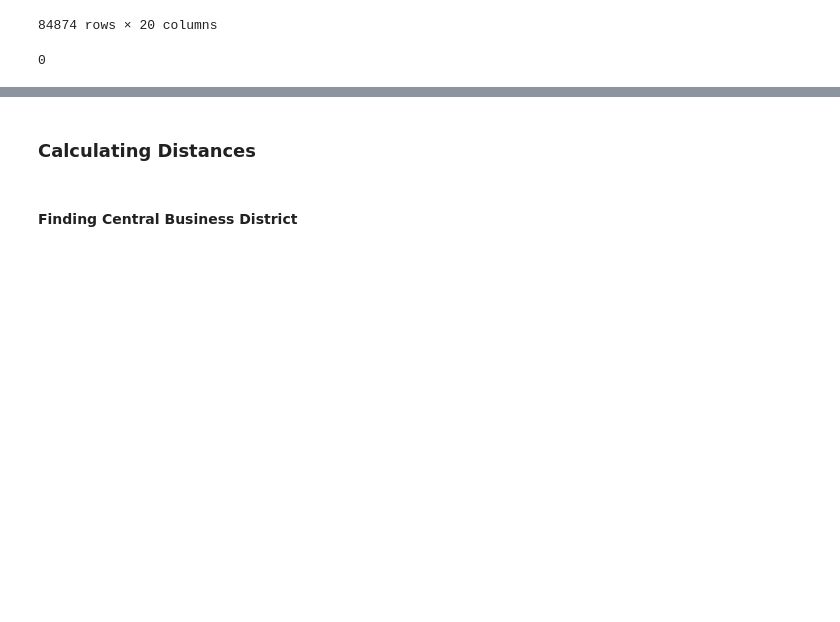
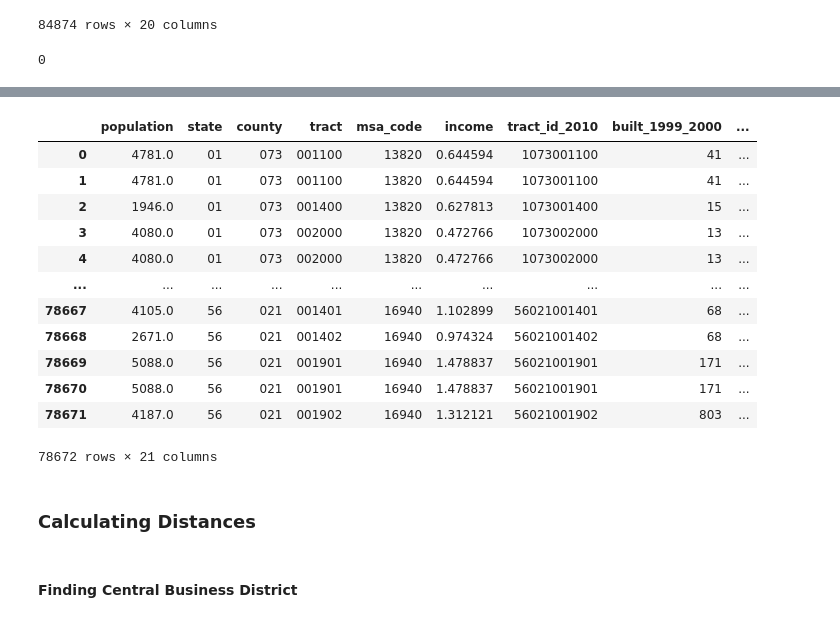
Before and after one commit to ldtcooper/urban-economics-project, a Jupyter notebook: notebook.ipynb, the cells around one changed output, grey strips where cells are left out. Cells and saved outputs as stored; diff of their text form; code cells hidden in the pictures; blank space fills up the shorter version.

Commit message:
Update notebook to get both Wilson and BR distance

```diff
--- a/notebook.ipynb
+++ b/notebook.ipynb
@@ -320,0 +323,3 @@ school_districts
+# %%
+wilson_cbd = pd.read_csv('./data/wilson_cbd.csv', index_col=False, dtype={'msa_id': str, 'wilson_cbd': str})
+wilson_cbd
@@ -663,3 +705,21 @@ gc.collect()
+# %%
+msa_tracts = pd.merge(left=msa_tracts, right=wilson_cbd, left_on='msa_code', right_on='msa_id')
+msa_tracts.drop('msa_id', axis=1, inplace=True)
+msa_tracts
+# %% [output]
+|  | population | state | county | tract | msa_code | income | tract_id_2010 | built_1999_2000 | ... |
+| 0 | 4781.0 | 01 | 073 | 001100 | 13820 | 0.644594 | 1073001100 | 41 | ... |
+| 1 | 4781.0 | 01 | 073 | 001100 | 13820 | 0.644594 | 1073001100 | 41 | ... |
+| 2 | 1946.0 | 01 | 073 | 001400 | 13820 | 0.627813 | 1073001400 | 15 | ... |
+| 3 | 4080.0 | 01 | 073 | 002000 | 13820 | 0.472766 | 1073002000 | 13 | ... |
+| 4 | 4080.0 | 01 | 073 | 002000 | 13820 | 0.472766 | 1073002000 | 13 | ... |
+| ... | ... | ... | ... | ... | ... | ... | ... | ... | ... |
+| 78667 | 4105.0 | 56 | 021 | 001401 | 16940 | 1.102899 | 56021001401 | 68 | ... |
+| 78668 | 2671.0 | 56 | 021 | 001402 | 16940 | 0.974324 | 56021001402 | 68 | ... |
+| 78669 | 5088.0 | 56 | 021 | 001901 | 16940 | 1.478837 | 56021001901 | 171 | ... |
+| 78670 | 5088.0 | 56 | 021 | 001901 | 16940 | 1.478837 | 56021001901 | 171 | ... |
+| 78671 | 4187.0 | 56 | 021 | 001902 | 16940 | 1.312121 | 56021001902 | 803 | ... |
+78672 rows × 21 columns
 # %%
 msa_tracts.to_csv('./data/msa_tracts.csv', index=False)
 # %% [markdown]
```
Also changed, not shown: parts of 29 cells of this notebook, 5 other files.
